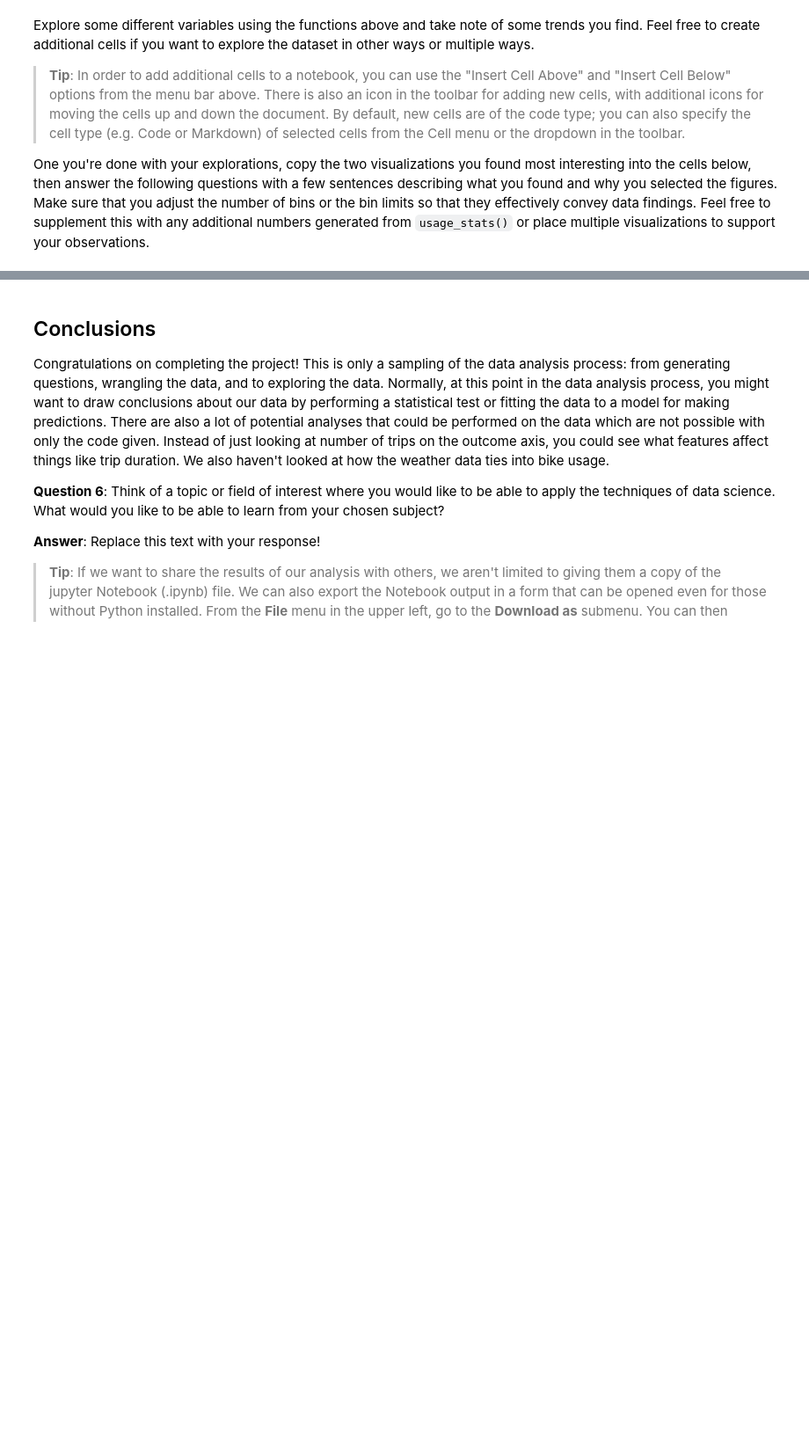
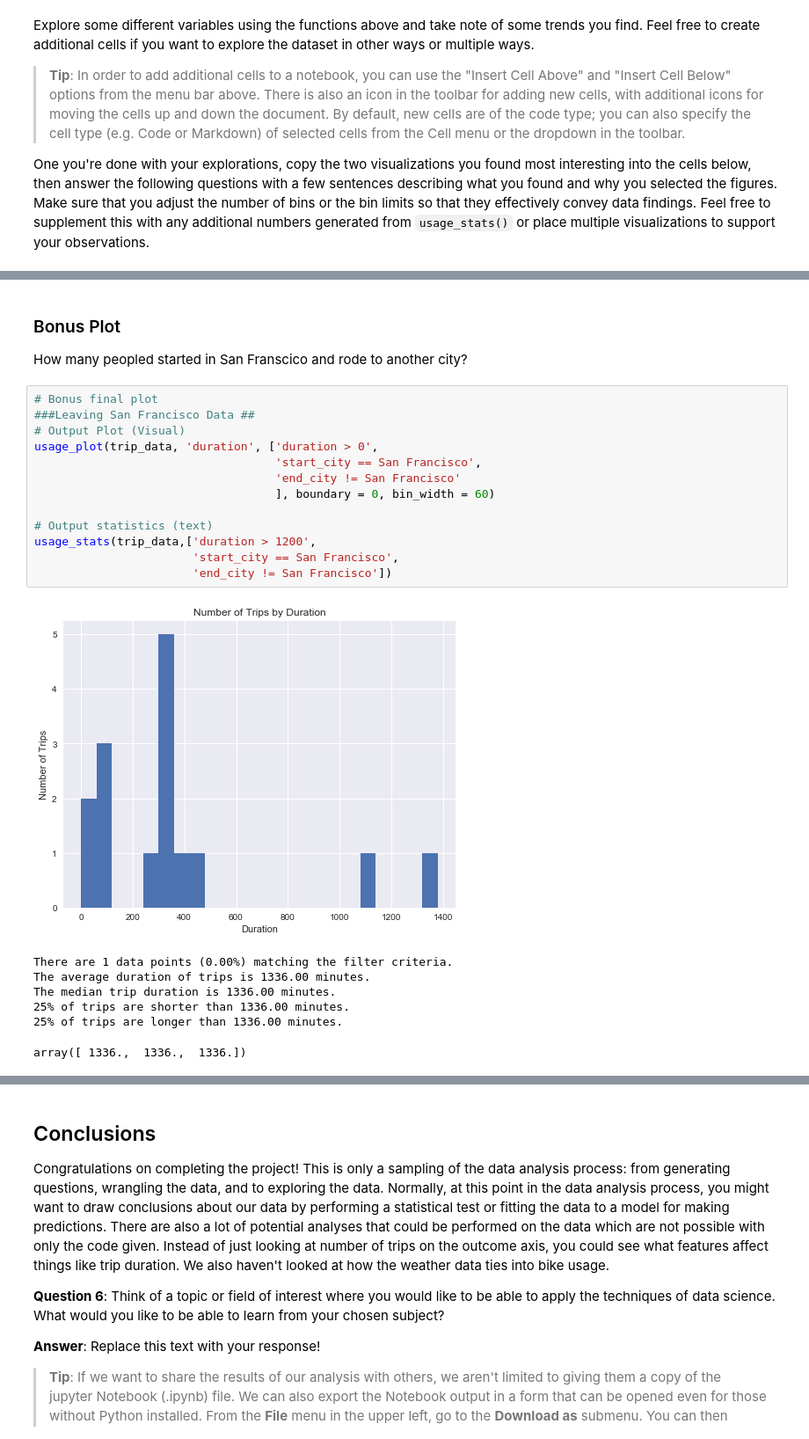
Before and after one commit to sagecodes/bay_area_bike_share_analysis, a Jupyter notebook: Bay_Area_Bike_Share_Analysis.ipynb, the cells around one changed output, grey strips where cells are left out. Shown at 88% size. Saved outputs shown, nothing was run; the diff lists cells and outputs as text; blank space fills up the shorter version.

```diff
--- a/Bay_Area_Bike_Share_Analysis.ipynb
+++ b/Bay_Area_Bike_Share_Analysis.ipynb
@@ -363,0 +383,24 @@ usage_plot(trip_data)
+# %% [markdown]
+### Bonus Plot
+How many peopled started in San Franscico and rode to another city?
+# %%
+# Bonus final plot
+###Leaving San Francisco Data ##
+# Output Plot (Visual)
+usage_plot(trip_data, 'duration', ['duration > 0',
+                                   'start_city == San Francisco',
+                                   'end_city != San Francisco'
+                                   ], boundary = 0, bin_width = 60)
+
+# Output statistics (text)
+usage_stats(trip_data,['duration > 1200',
+                       'start_city == San Francisco',
+                       'end_city != San Francisco'])
+# %% [output]
+[figure, added]
+There are 1 data points (0.00%) matching the filter criteria.
+The average duration of trips is 1336.00 minutes.
+The median trip duration is 1336.00 minutes.
+25% of trips are shorter than 1336.00 minutes.
+25% of trips are longer than 1336.00 minutes.
+array([ 1336.,  1336.,  1336.])
```
Also changed, not shown: parts of 10 cells of this notebook.
